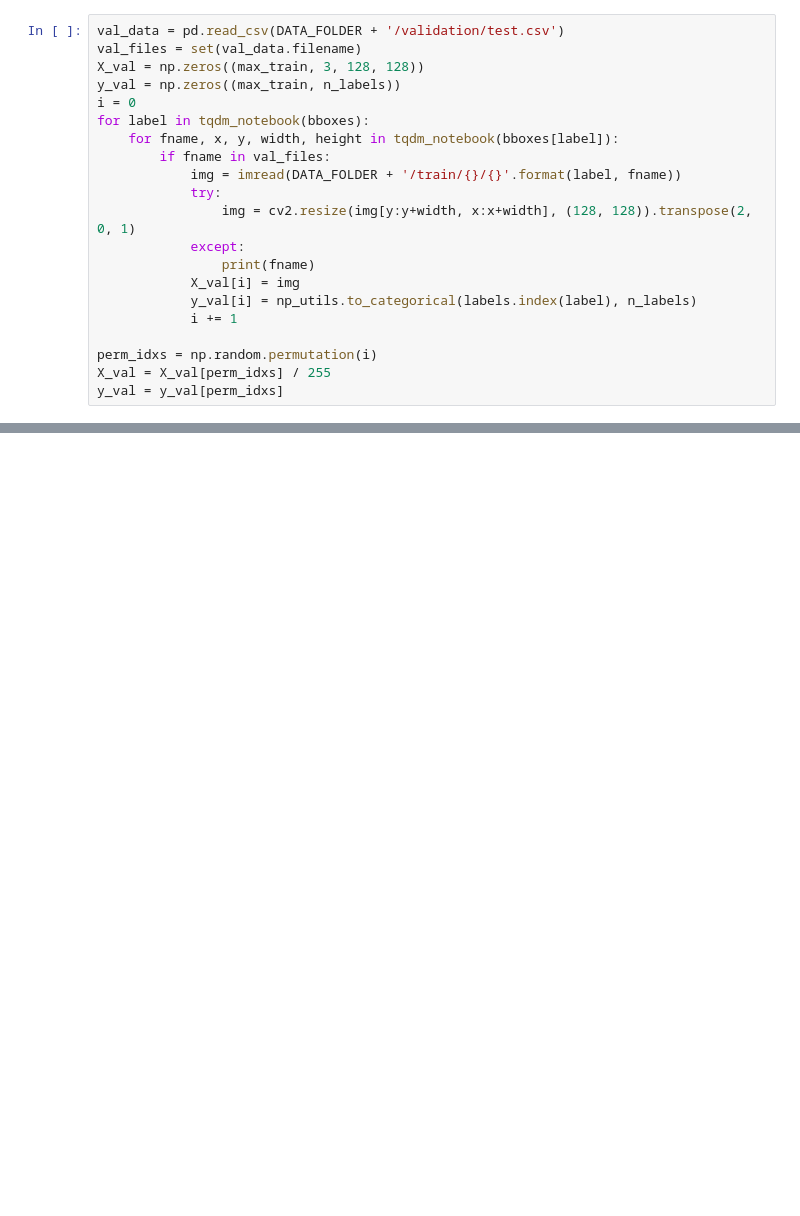
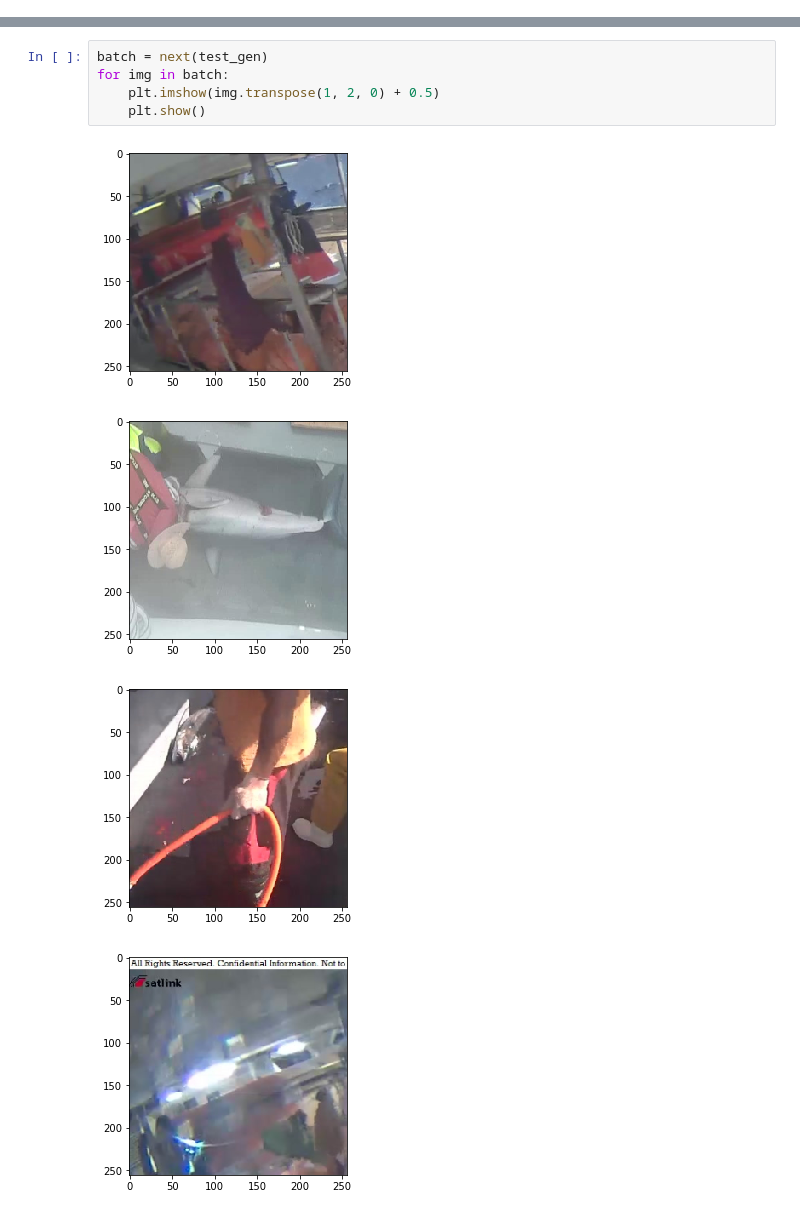
Before and after one commit to TanjaCrijns/MLIP-BigAITuna, a Jupyter notebook: notebooks/FizzNet.ipynb, the cells around one changed output, grey strips where cells are left out. Drawn from its saved outputs; the diff is of its cells as text; blank space fills up the shorter version.

```diff
--- a/notebooks/FizzNet.ipynb
+++ b/notebooks/FizzNet.ipynb
@@ -60,21 +38,0 @@ y_train = y_train[perm_idxs]
-# %%
-val_data = pd.read_csv(DATA_FOLDER + '/validation/test.csv')
-val_files = set(val_data.filename)
-X_val = np.zeros((max_train, 3, 128, 128))
-y_val = np.zeros((max_train, n_labels))
-i = 0
-for label in tqdm_notebook(bboxes):
-    for fname, x, y, width, height in tqdm_notebook(bboxes[label]):
-        if fname in val_files:
-            img = imread(DATA_FOLDER + '/train/{}/{}'.format(label, fname))
-            try:
-                img = cv2.resize(img[y:y+width, x:x+width], (128, 128)).transpose(2, 0, 1)
-            except:
-                print(fname)
-            X_val[i] = img
-            y_val[i] = np_utils.to_categorical(labels.index(label), n_labels)
-            i += 1
-
-perm_idxs = np.random.permutation(i)
-X_val = X_val[perm_idxs] / 255
-y_val = y_val[perm_idxs]
@@ -143,0 +112,10 @@ val_gen = ImageDataGenerator().flow(X_val, y_val)
+# %%
+batch = next(test_gen)
+for img in batch:
+    plt.imshow(img.transpose(1, 2, 0) + 0.5)
+    plt.show()
+# %% [output]
+[figure, added]
+[figure, added]
+[figure, added]
+[figure, added]
```
Also changed, not shown: parts of 18 cells of this notebook.
